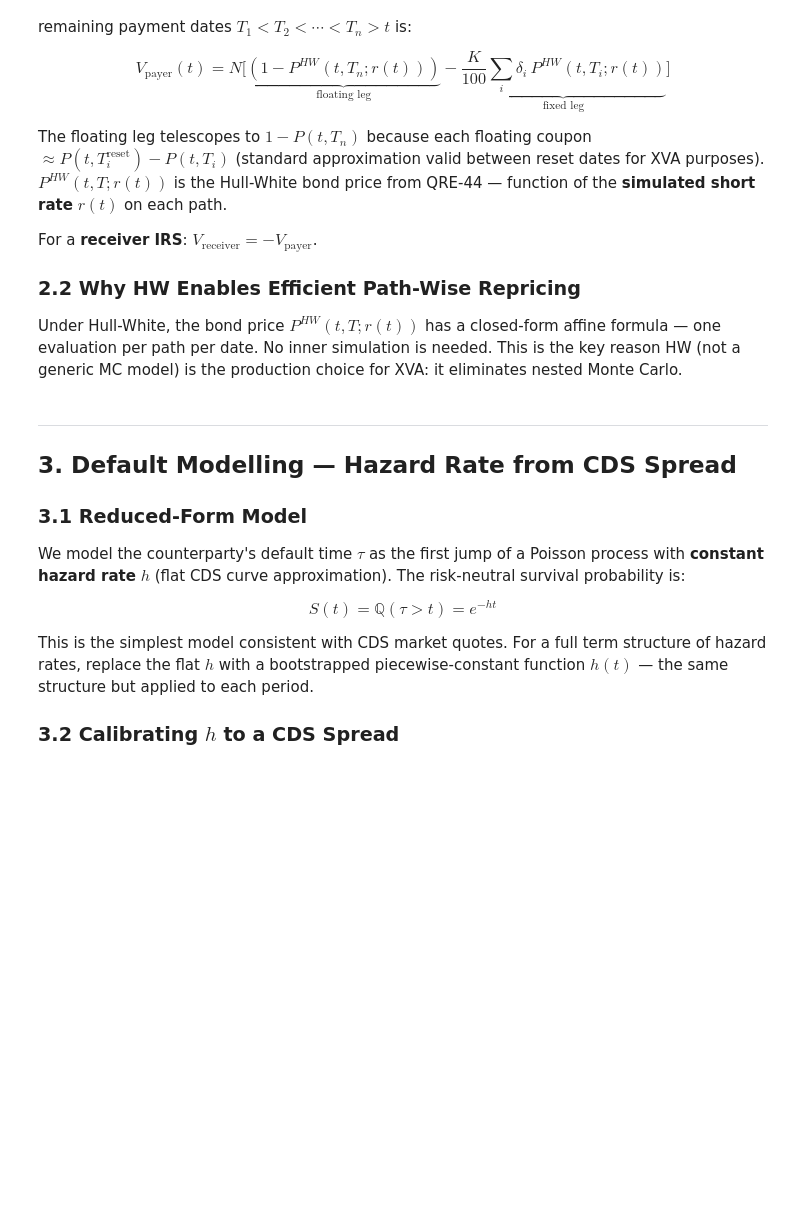
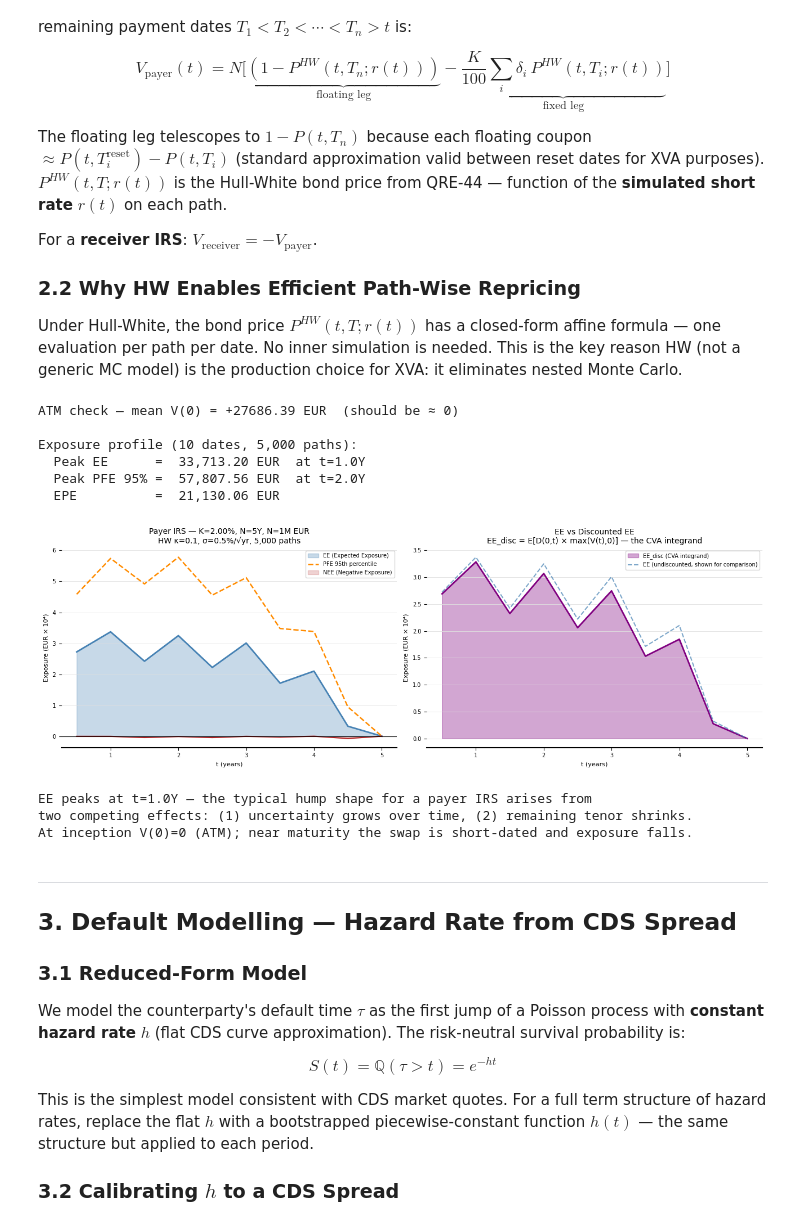
Before and after one commit to mrspatbile/quant-risk-engine, a Jupyter notebook: notebooks/03_simulations/08_cva.ipynb, the cells around one changed output. Drawn from its saved outputs; the diff is of its cells as text; code cells hidden in the pictures; blank space fills up the shorter version.

```diff
--- a/notebooks/03_simulations/08_cva.ipynb
+++ b/notebooks/03_simulations/08_cva.ipynb
@@ -88,19 +90,21 @@ The default probability in period $[t_{i-1}, t_i]$:
 $$\text{PD}(t_{i-1},t_i) = S(t_{i-1}) - S(t_i) = e^{-ht_{i-1}} - e^{-ht_i}$$
 # %%
 # ── Load OIS curve and build HW simulator ─────────────────────────────────────
+years = [1/12,2/12,3/12,6/12,9/12,1.0,2.0,3.0,5.0,10.0,15.0]
+labels=["1M","2M","3M","6M","9M","12M","2Y","3Y","5Y","10Y","10Y+"]
+zero_rates = [2.63,2.61,2.58,2.48,2.38,2.30,2.20,2.15,2.20,2.40,2.50]
+
 try:
     ois = OISCurve.from_processed(str(PROCESSED_DIR))
     print(ois.describe())
 except FileNotFoundError:
     print("Processed OIS not found — using synthetic curve")
     data = pd.DataFrame(
-        {"years":           [1/12,2/12,3/12,6/12,9/12,1.0,2.0,3.0,5.0,10.0,15.0],
-         "zero_rate_pct":   [2.63,2.61,2.58,2.48,2.38,2.30,2.20,2.15,2.20,2.40,2.50],
-         "discount_factor": [np.exp(-r/100*t) for r,t in zip(
-             [2.63,2.61,2.58,2.48,2.38,2.30,2.20,2.15,2.20,2.40,2.50],
-             [1/12,2/12,3/12,6/12,9/12,1,2,3,5,10,15])],
+        {"years":           years,
+         "zero_rate_pct":   zero_rates,
+         "discount_factor": [np.exp(-r/100*t) for r,t in zip(zero_rates, years)],
          "valuation_date":  ["2026-03-24"]*11},
-        index=["1M","2M","3M","6M","9M","12M","2Y","3Y","5Y","10Y","10Y+"])
+        index=labels)
     data.index.name = "maturity"
     ois = OISCurve(data)
 
@@ -173,8 +181,8 @@ def hw_bond_price_paths(
     tau    = maturities - t
     B_tau  = hw_B(tau, kappa)                           # (n_mat,)
 
-    P_0T   = np.array([curve.discount_factor(T) for T in maturities])
-    P_0t   = curve.discount_factor(t) if t > 1e-6 else 1.0
+    P_0T   = np.array([curve.discount(T) for T in maturities])
+    P_0t   = curve.discount(t) if t > 1e-6 else 1.0
 
     # Instantaneous forward rate at t: use 1M window (matches HullWhiteProcess._theta)
     dt_fd = 1.0 / 12.0
@@ -294,13 +302,20 @@ print(f"\nExposure profile ({len(exp_dates)} dates, {sim.n_paths:,} paths):")
 print(f"  Peak EE      = {profile['EE'].max():>10,.2f} EUR  at t={exp_dates[profile['EE'].argmax()]}Y")
 print(f"  Peak PFE 95% = {profile['PFE'].max():>10,.2f} EUR  at t={exp_dates[profile['PFE'].argmax()]}Y")
 print(f"  EPE          = {profile['EPE']:>10,.2f} EUR")
+# %% [output]
+ATM check — mean V(0) = +27686.39 EUR  (should be ≈ 0)
+
+Exposure profile (10 dates, 5,000 paths):
+  Peak EE      =  33,713.20 EUR  at t=1.0Y
+  Peak PFE 95% =  57,807.56 EUR  at t=2.0Y
+  EPE          =  21,130.06 EUR
 # %%
 # ── Plot the full exposure profile ────────────────────────────────────────────
 
-fig, axes = plt.subplots(1, 2, figsize=(13, 4.5))
+fig, (ax0, ax1) = plt.subplots(1, 2, figsize=(13, 4.5))
 
 # Left: EE, PFE, NEE profiles
-ax = axes[0]
+ax = ax0
 ax.fill_between(exp_dates, 0, profile['EE'] / 1e4,
                 alpha=0.30, color='steelblue', label='EE (Expected Exposure)')
 ax.plot(exp_dates, profile['EE']  / 1e4, '-',  color='steelblue', lw=2.0)
@@ -311,34 +326,39 @@ ax.fill_between(exp_dates, profile['NEE'] / 1e4, 0,
 ax.plot(exp_dates, profile['NEE'] / 1e4, '-',  color='firebrick', lw=1.5)
 ax.axhline(0, color='black', lw=0.8)
 ax.set_xlabel('t (years)')
 ax.set_ylabel('Exposure (EUR × 10⁴)')
 direction = 'Payer' if IS_PAYER else 'Receiver'
 ax.set_title(f'{direction} IRS — K={SWAP_COUPON:.2f}%, N={SWAP_MATURITY:.0f}Y, '
              f'N={SWAP_NOTIONAL/1e6:.0f}M EUR\n'
              f'HW κ={KAPPA}, σ={SIGMA}%/√yr, {sim.n_paths:,} paths')
 ax.legend(fontsize=7)
 
 # Right: Discounted EE (the CVA integrand) vs plain EE
-ax = axes[1]
+ax = ax1
 ax.fill_between(exp_dates, 0, profile['EE_disc'] / 1e4,
                 alpha=0.35, color='purple', label='EE_disc (CVA integrand)')
 ax.plot(exp_dates, profile['EE_disc'] / 1e4, '-', color='purple', lw=2.0)
 ax.plot(exp_dates, profile['EE']      / 1e4, '--', color='steelblue', lw=1.5,
         alpha=0.7, label='EE (undiscounted, shown for comparison)')
 ax.set_xlabel('t (years)')
 ax.set_ylabel('Exposure (EUR × 10⁴)')
 ax.set_title('EE vs Discounted EE\n'
              'EE_disc = E[D(0,t) × max(V(t),0)] — the CVA integrand')
 ax.legend(fontsize=7)
 
 plt.tight_layout()
 plt.show()
 
 # Hump-shape insight
 peak_t = exp_dates[profile['EE'].argmax()]
 print(f"EE peaks at t={peak_t}Y — the typical hump shape for a payer IRS arises from")
 print("two competing effects: (1) uncertainty grows over time, (2) remaining tenor shrinks.")
 print("At inception V(0)=0 (ATM); near maturity the swap is short-dated and exposure falls.")
+# %% [output]
+[figure, added]
+EE peaks at t=1.0Y — the typical hump shape for a payer IRS arises from
+two competing effects: (1) uncertainty grows over time, (2) remaining tenor shrinks.
+At inception V(0)=0 (ATM); near maturity the swap is short-dated and exposure falls.
 # %% [markdown]
 ---
 ## 3. Default Modelling — Hazard Rate from CDS Spread
```
Also changed, not shown: parts of 9 cells of this notebook, 33 other files.
